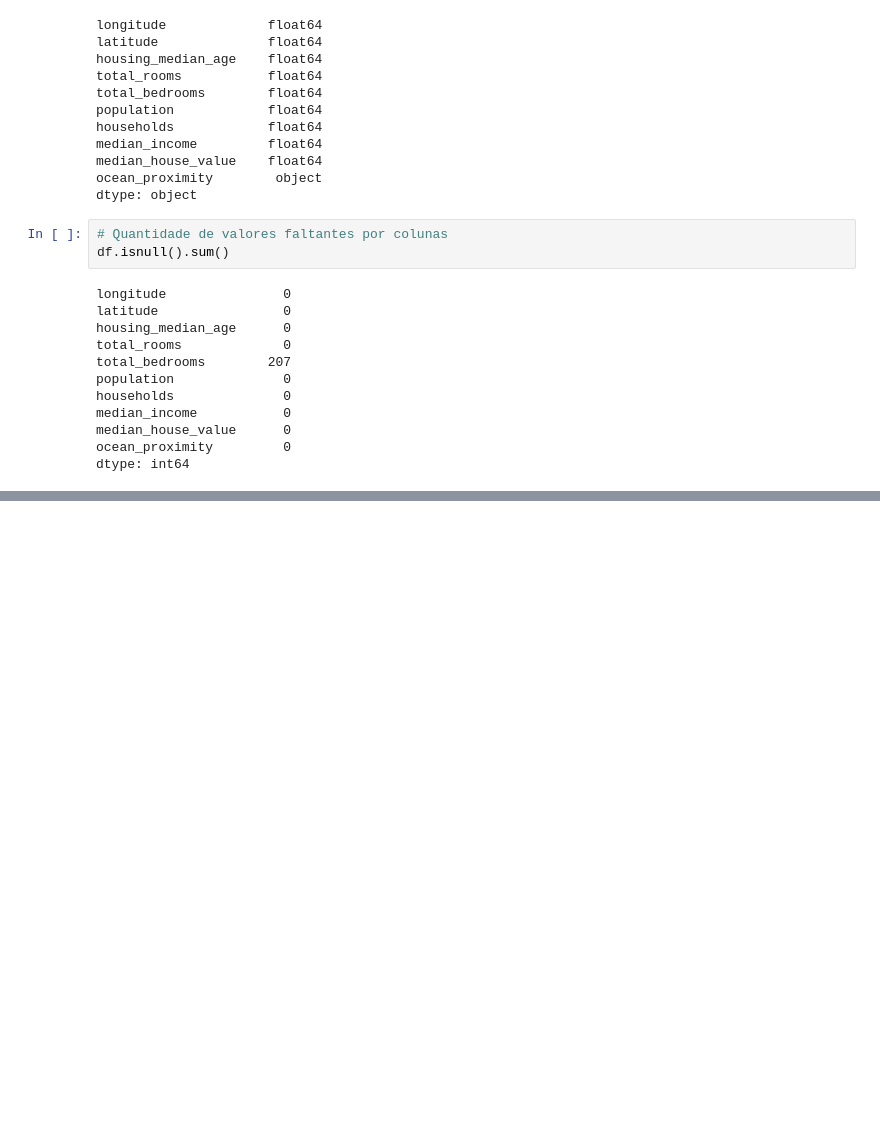
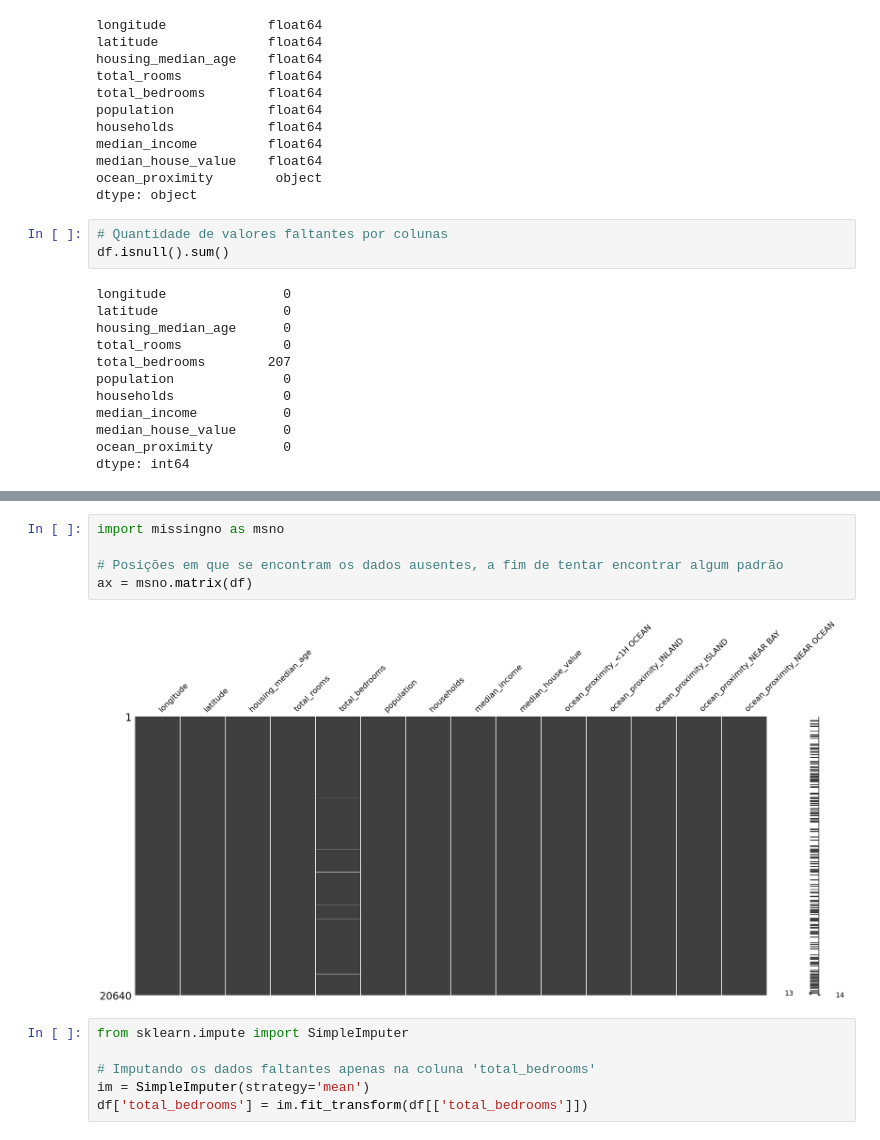
Before and after one commit to Pedrosmn/california-housing-prices, a Jupyter notebook: notebooks/main.ipynb, the cells around one changed output, grey strips where cells are left out. Drawn from its saved outputs; the diff is of its cells as text; blank space fills up the shorter version.

```diff
--- a/notebooks/main.ipynb
+++ b/notebooks/main.ipynb
@@ -102,0 +155,13 @@ Name: count, dtype: int64
+# %%
+import missingno as msno
+
+# Posições em que se encontram os dados ausentes, a fim de tentar encontrar algum padrão
+ax = msno.matrix(df)
+# %% [output]
+[figure, added]
+# %%
+from sklearn.impute import SimpleImputer
+
+# Imputando os dados faltantes apenas na coluna 'total_bedrooms'
+im = SimpleImputer(strategy='mean')
+df['total_bedrooms'] = im.fit_transform(df[['total_bedrooms']])
```
Also changed, not shown: parts of 14 cells of this notebook.
